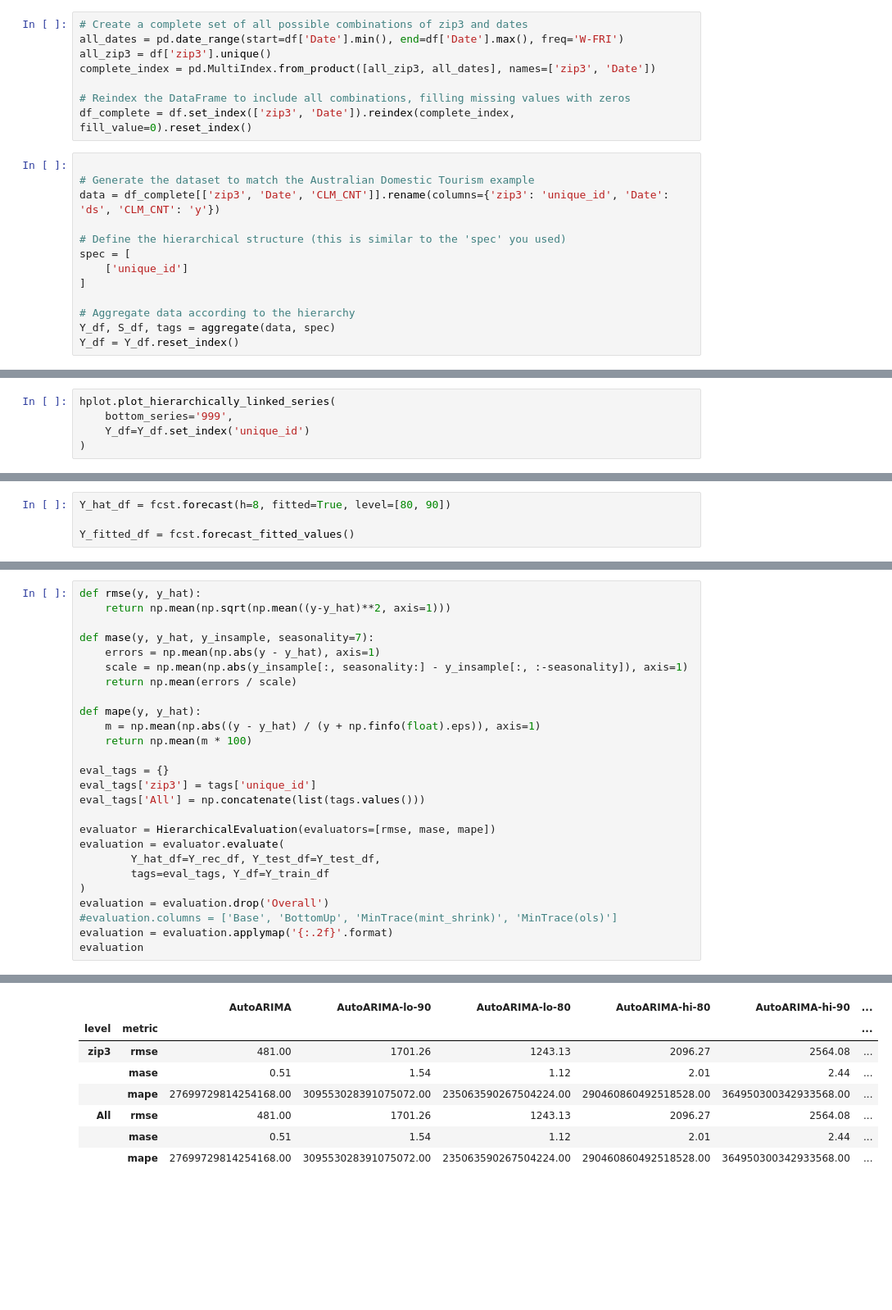
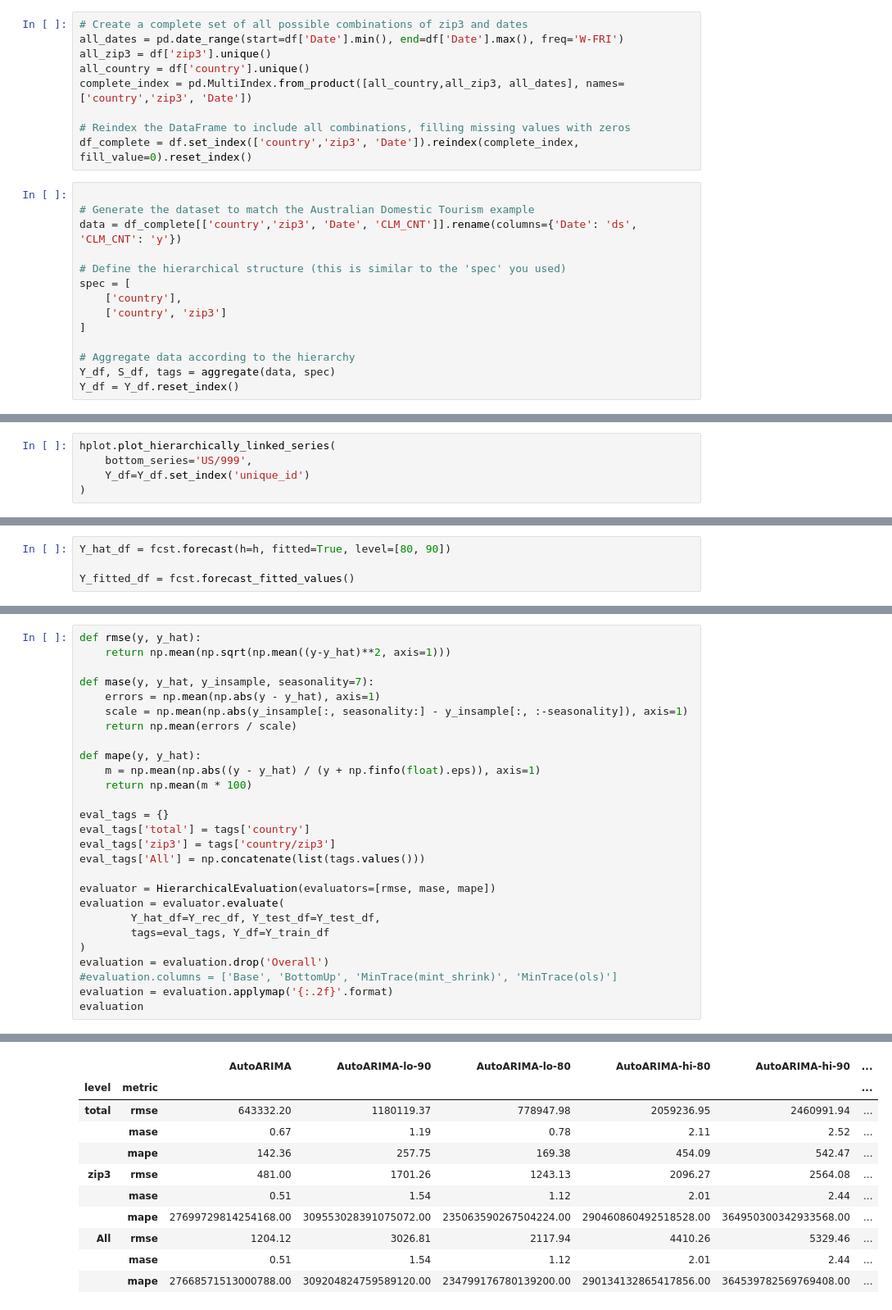
Before and after one commit to iqra-keystone/hierarchicalforecast, a Jupyter notebook: experiments/iqvia_arima.ipynb, the cells around one changed output, grey strips where cells are left out. Shown at 82% size. Saved outputs shown, nothing was run; the diff lists cells and outputs as text; blank space fills up the shorter version.

```diff
--- a/experiments/iqvia_arima.ipynb
+++ b/experiments/iqvia_arima.ipynb
@@ -42,18 +43,20 @@ df = data
 # Create a complete set of all possible combinations of zip3 and dates
 all_dates = pd.date_range(start=df['Date'].min(), end=df['Date'].max(), freq='W-FRI')
 all_zip3 = df['zip3'].unique()
-complete_index = pd.MultiIndex.from_product([all_zip3, all_dates], names=['zip3', 'Date'])
+all_country = df['country'].unique()
+complete_index = pd.MultiIndex.from_product([all_country,all_zip3, all_dates], names=['country','zip3', 'Date'])
 
 # Reindex the DataFrame to include all combinations, filling missing values with zeros
-df_complete = df.set_index(['zip3', 'Date']).reindex(complete_index, fill_value=0).reset_index()
+df_complete = df.set_index(['country','zip3', 'Date']).reindex(complete_index, fill_value=0).reset_index()
 # %%
 
 # Generate the dataset to match the Australian Domestic Tourism example
-data = df_complete[['zip3', 'Date', 'CLM_CNT']].rename(columns={'zip3': 'unique_id', 'Date': 'ds', 'CLM_CNT': 'y'})
+data = df_complete[['country','zip3', 'Date', 'CLM_CNT']].rename(columns={'Date': 'ds', 'CLM_CNT': 'y'})
 
 # Define the hierarchical structure (this is similar to the 'spec' you used)
 spec = [
-    ['unique_id']
+    ['country'],
+    ['country', 'zip3']
 ]
 
 # Aggregate data according to the hierarchy
@@ -67,6 +70,6 @@ hplot.plot_summing_matrix()
 # %%
 hplot.plot_hierarchically_linked_series(
-    bottom_series='999',
+    bottom_series='US/999',
     Y_df=Y_df.set_index('unique_id')
 )
 # %% [output]
@@ -101,5 +97,5 @@ In a future version the predictions will have the id as a column. You can set th
 # %%
-Y_hat_df = fcst.forecast(h=8, fitted=True, level=[80, 90])
+Y_hat_df = fcst.forecast(h=h, fitted=True, level=[80, 90])
 
 Y_fitted_df = fcst.forecast_fitted_values()
 # %% [output]
@@ -164,37 +160,41 @@ def rmse(y, y_hat):
     return np.mean(np.sqrt(np.mean((y-y_hat)**2, axis=1)))
 
 def mase(y, y_hat, y_insample, seasonality=7):
     errors = np.mean(np.abs(y - y_hat), axis=1)
     scale = np.mean(np.abs(y_insample[:, seasonality:] - y_insample[:, :-seasonality]), axis=1)
     return np.mean(errors / scale)
 
 def mape(y, y_hat):
     m = np.mean(np.abs((y - y_hat) / (y + np.finfo(float).eps)), axis=1)
     return np.mean(m * 100)
 
 eval_tags = {}
-eval_tags['zip3'] = tags['unique_id']
+eval_tags['total'] = tags['country']
+eval_tags['zip3'] = tags['country/zip3']
 eval_tags['All'] = np.concatenate(list(tags.values()))
 
 evaluator = HierarchicalEvaluation(evaluators=[rmse, mase, mape])
 evaluation = evaluator.evaluate(
         Y_hat_df=Y_rec_df, Y_test_df=Y_test_df,
         tags=eval_tags, Y_df=Y_train_df
 )
 evaluation = evaluation.drop('Overall')
 #evaluation.columns = ['Base', 'BottomUp', 'MinTrace(mint_shrink)', 'MinTrace(ols)']
 evaluation = evaluation.applymap('{:.2f}'.format)
 evaluation
 # %% [output]
 dropping on a non-lexsorted multi-index without a level parameter may impact performance.
 
 
 DataFrame.applymap has been deprecated. Use DataFrame.map instead.
 |  |  | AutoARIMA | AutoARIMA-lo-90 | AutoARIMA-lo-80 | AutoARIMA-hi-80 | AutoARIMA-hi-90 | ... |
 | level | metric |  |  |  |  |  | ... |
+| total | rmse | 643332.20 | 1180119.37 | 778947.98 | 2059236.95 | 2460991.94 | ... |
+|  | mase | 0.67 | 1.19 | 0.78 | 2.11 | 2.52 | ... |
+|  | mape | 142.36 | 257.75 | 169.38 | 454.09 | 542.47 | ... |
 | zip3 | rmse | 481.00 | 1701.26 | 1243.13 | 2096.27 | 2564.08 | ... |
 |  | mase | 0.51 | 1.54 | 1.12 | 2.01 | 2.44 | ... |
 |  | mape | 27699729814254168.00 | 309553028391075072.00 | 235063590267504224.00 | 290460860492518528.00 | 364950300342933568.00 | ... |
-| All | rmse | 481.00 | 1701.26 | 1243.13 | 2096.27 | 2564.08 | ... |
+| All | rmse | 1204.12 | 3026.81 | 2117.94 | 4410.26 | 5329.46 | ... |
 |  | mase | 0.51 | 1.54 | 1.12 | 2.01 | 2.44 | ... |
-|  | mape | 27699729814254168.00 | 309553028391075072.00 | 235063590267504224.00 | 290460860492518528.00 | 364950300342933568.00 | ... |
+|  | mape | 27668571513000788.00 | 309204824759589120.00 | 234799176780139200.00 | 290134132865417856.00 | 364539782569769408.00 | ... |
```
Also changed, not shown: parts of 7 cells of this notebook, 1 other file.
